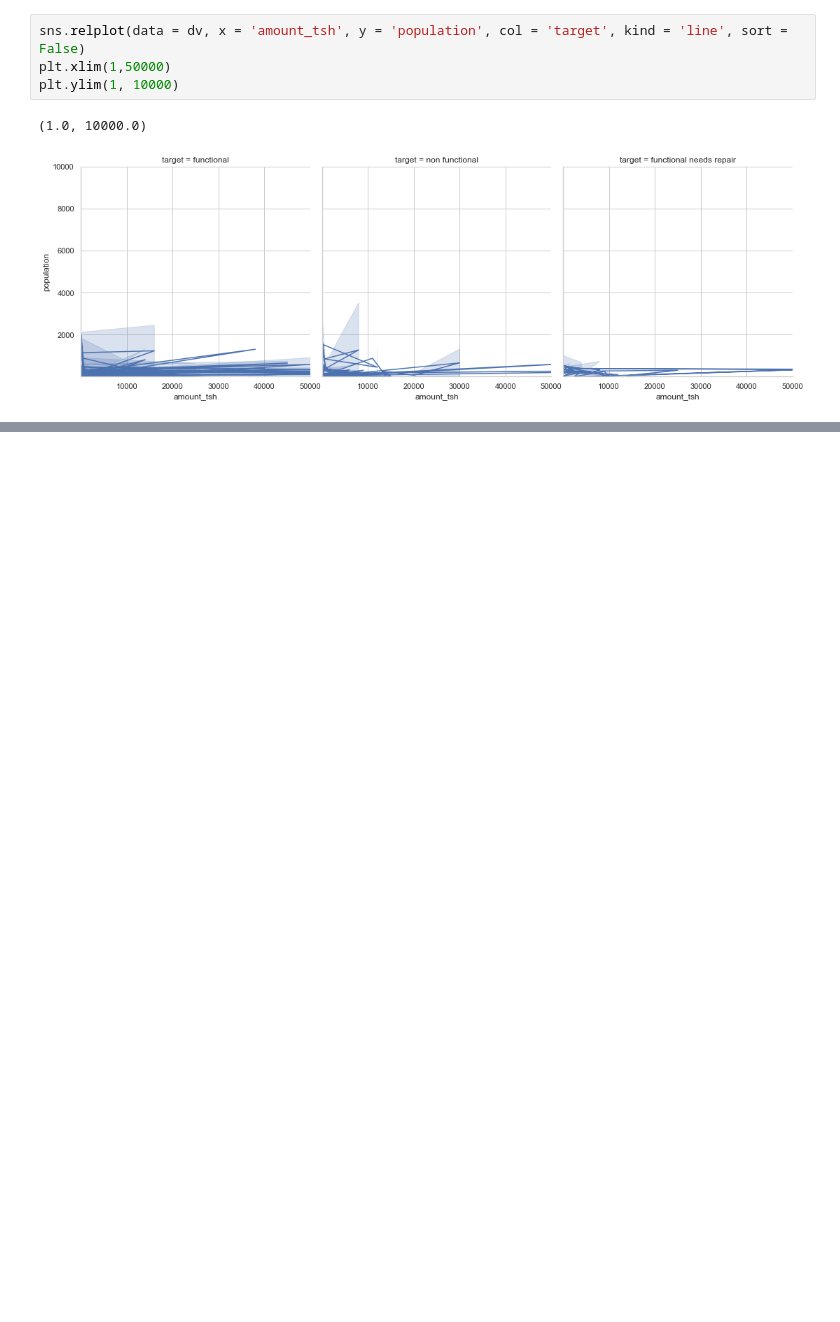
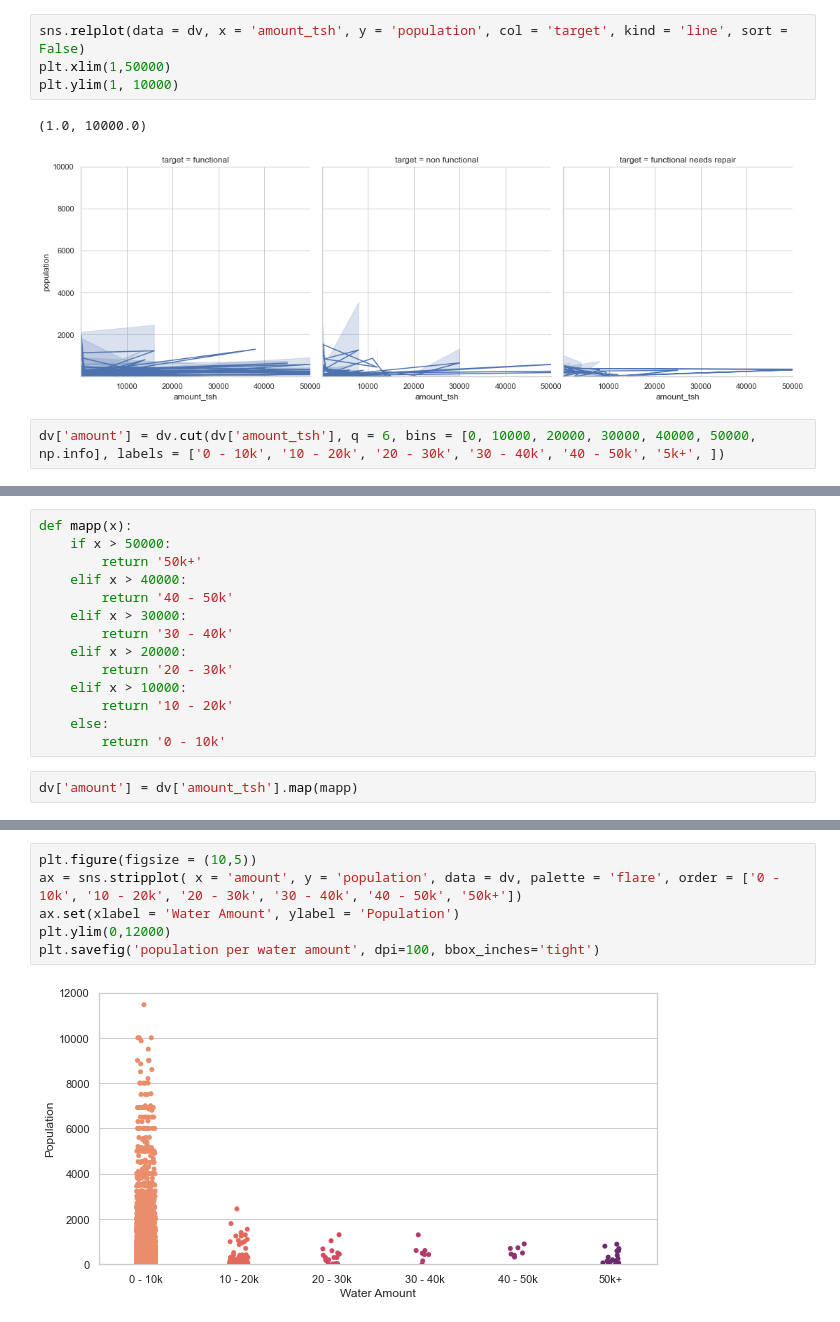
Before and after one commit to awyeh64/Tanzanian_Water_Well_Predictor, a Jupyter notebook: ayeh_eda.ipynb, the cells around one changed output, grey strips where cells are left out. Saved outputs shown, nothing was run; the diff lists cells and outputs as text; blank space fills up the shorter version.

```diff
--- a/ayeh_eda.ipynb
+++ b/ayeh_eda.ipynb
@@ -787,3 +794,5 @@ plt.ylim(1, 10000)
 # %% [output]
 (1.0, 10000.0)
 [figure]
+# %%
+dv['amount'] = dv.cut(dv['amount_tsh'], q = 6, bins = [0, 10000, 20000, 30000, 40000, 50000, np.info], labels = ['0 - 10k', '10 - 20k', '20 - 30k', '30 - 40k', '40 - 50k', '5k+', ])
@@ -789,0 +801,16 @@ plt.ylim(1, 10000)
+# %%
+def mapp(x):
+    if x > 50000:
+        return '50k+'
+    elif x > 40000:
+        return '40 - 50k'
+    elif x > 30000:
+        return '30 - 40k'
+    elif x > 20000:
+        return '20 - 30k'
+    elif x > 10000:
+        return '10 - 20k'
+    else:
+        return '0 - 10k'
+# %%
+dv['amount'] = dv['amount_tsh'].map(mapp)
@@ -789,0 +827,8 @@ plt.ylim(1, 10000)
+# %%
+plt.figure(figsize = (10,5))
+ax = sns.stripplot( x = 'amount', y = 'population', data = dv, palette = 'flare', order = ['0 - 10k', '10 - 20k', '20 - 30k', '30 - 40k', '40 - 50k', '50k+'])
+ax.set(xlabel = 'Water Amount', ylabel = 'Population')
+plt.ylim(0,12000)
+plt.savefig('population per water amount', dpi=100, bbox_inches='tight')
+# %% [output]
+[figure, added]
```
Also changed, not shown: parts of 10 cells of this notebook.
